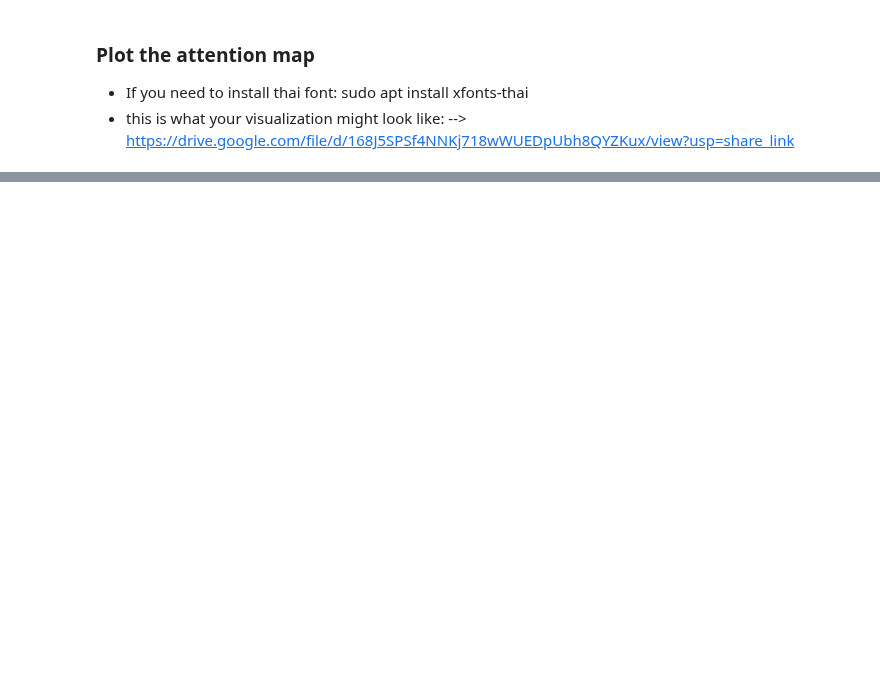
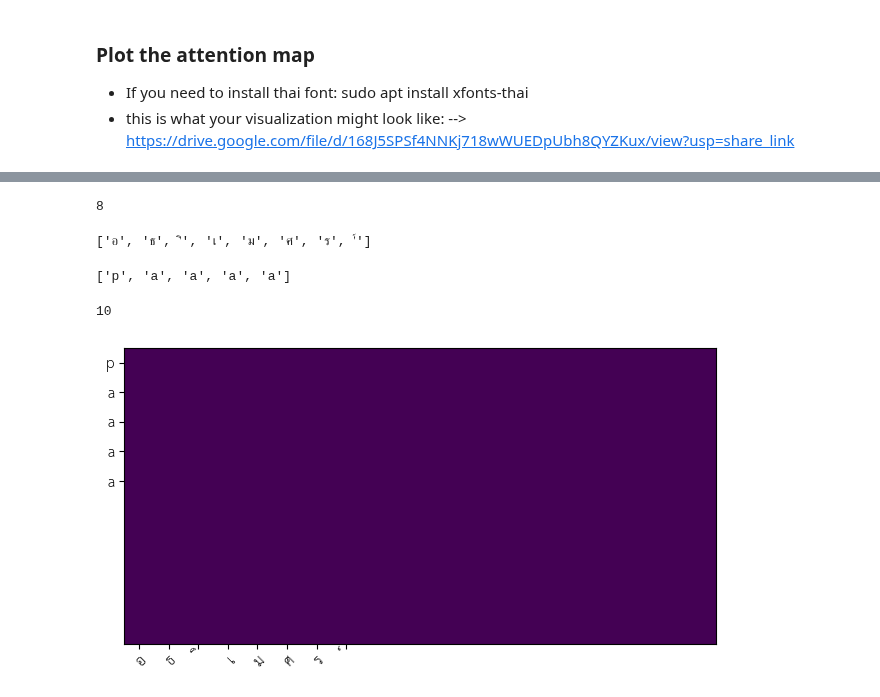
Before and after one commit to AthimetA/FRA501_Natural_Language_Processing, a Jupyter notebook: Homework/HW4/HW4.ipynb, the cells around one changed output, grey strips where cells are left out. Cells and saved outputs as stored; diff of their text form; code cells hidden in the pictures; blank space fills up the shorter version.

Commit message:
Update Plot

```diff
--- a/Homework/HW4/HW4.ipynb
+++ b/Homework/HW4/HW4.ipynb
@@ -534,0 +566,2 @@ plt.rcParams['font.family']='TH Sarabun New'  #you can change to other font that
+# %%
+Ty = 10
@@ -534,0 +611,7 @@ plt.rcParams['font.family']='TH Sarabun New'  #you can change to other font that
+# %%
+list_prediction_1 = []
+for i in list_prediction:
+    if i != '<PAD>':
+        list_prediction_1.append(i)
+
+list_prediction = list_prediction_1
@@ -534,0 +624,43 @@ plt.rcParams['font.family']='TH Sarabun New'  #you can change to other font that
+# %%
+temp = [input_idx2char[input_char2idx[char]] for char in EXAMPLES_[0]]
+pad = ["<PAD>" for i in range(maxlen-len(temp))]
+# xaxis = temp + pad
+
+xaxis = temp
+# %%
+xaxis
+# %% [output]
+8
+['อ', 'ธ', 'ิ', 'เ', 'ม', 'ศ', 'ร', '์']
+# %%
+yaxis = list_prediction
+# %%
+yaxis
+# %% [output]
+['p', 'a', 'a', 'a', 'a']
+# %%
+len(np.array(list_attention))
+# %% [output]
+10
+# %%
+#task 5
+%matplotlib inline
+import seaborn as sns
+import matplotlib.pyplot as plt
+import numpy as np
+plt.rcParams['font.family']='TH Sarabun New'  #you can change to other font that works for you
+#fill your code here
+
+fig, ax = plt.subplots()
+im = ax.imshow(np.array(list_attention))
+
+ax.set_xticks(np.arange(len(xaxis)), labels=xaxis)
+ax.set_yticks(np.arange(len(yaxis)), labels=yaxis)
+
+plt.setp(ax.get_xticklabels(), rotation=45, ha="right",
+            rotation_mode="anchor")
+
+fig.tight_layout()
+plt.show()
+# %% [output]
+[figure, added]
```
Also changed, not shown: parts of 11 cells of this notebook, 1 other file.
